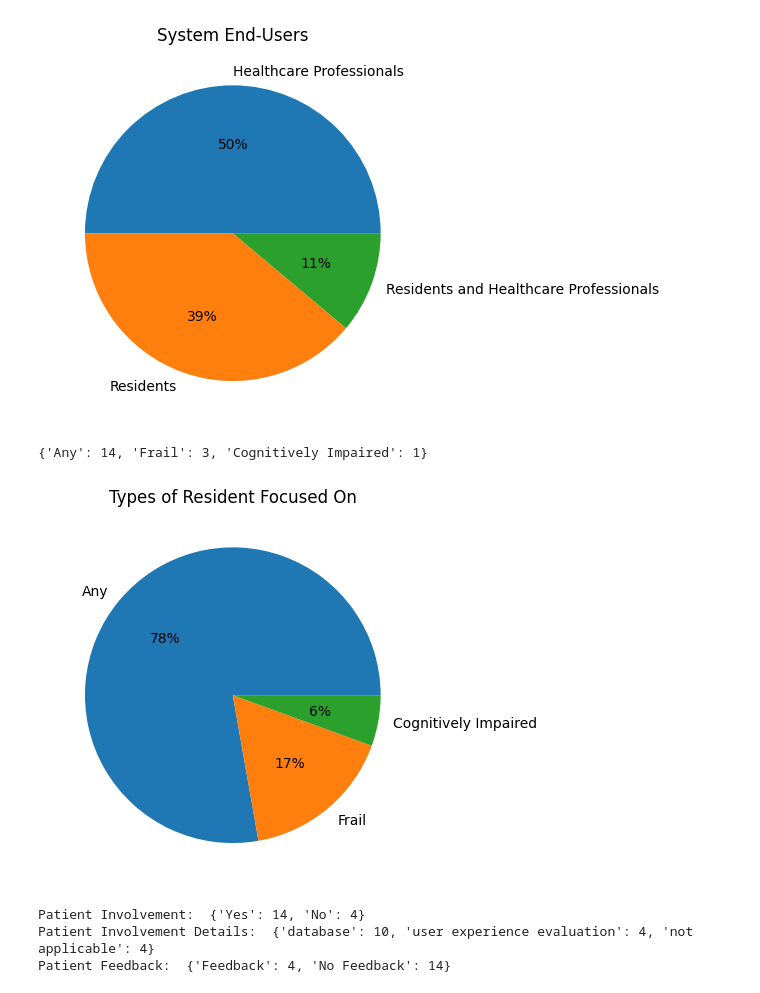
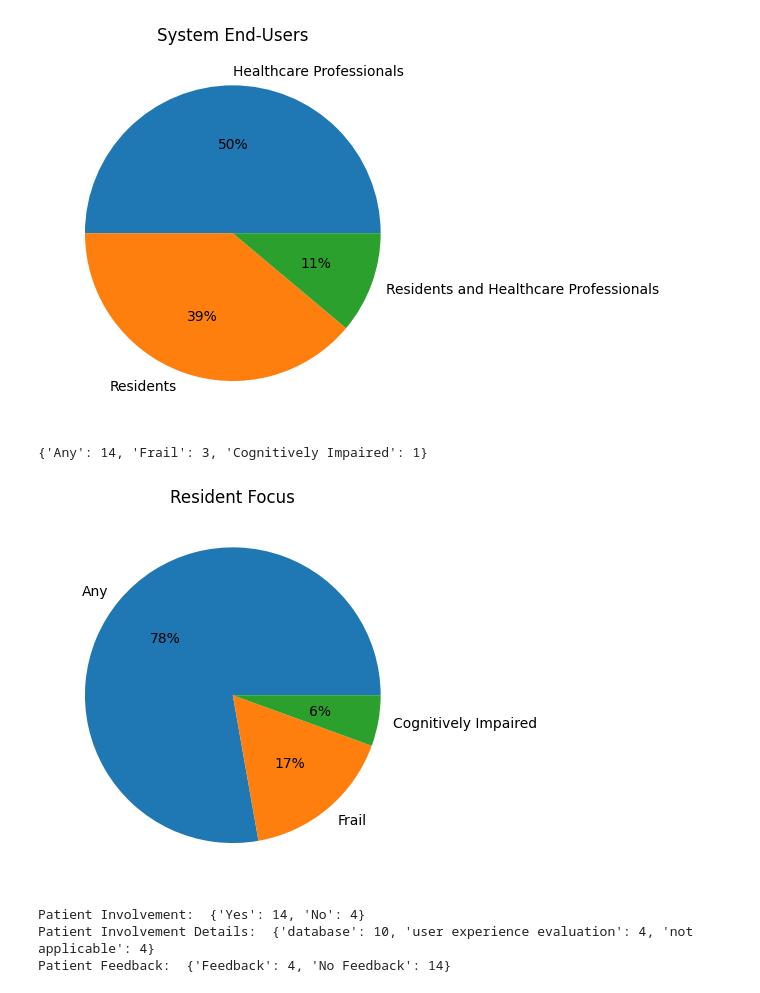
Before and after one commit to isabel-ronan/reviewNursingHomeAI, a Jupyter notebook: all_interventions/data_analysis.ipynb, the cells around one changed output. Cells and saved outputs as stored; diff of their text form; code cells hidden in the pictures.

```diff
--- a/all_interventions/data_analysis.ipynb
+++ b/all_interventions/data_analysis.ipynb
@@ -482,15 +482,15 @@ plt.show();
 # %%
 # types of nursing home resident
 residents = dict(Counter(remove_and(parsifal_df["Type of Resident"])))
 residents = dict(sorted(residents.items(), key=lambda item: item[1], reverse=True))
 print(residents)
 plt.pie(residents.values(), labels=residents.keys(), autopct='%1.0f%%')
-plt.title('Types of Resident Focused On')
+plt.title('Resident Focus')
 plt.savefig("./graphs/typesOfResidentPieChart.png", bbox_inches='tight')
 plt.show();
 # %% [output]
 {'Any': 14, 'Frail': 3, 'Cognitively Impaired': 1}
-[figure, old version]
+[figure, new version]
 # %%
 # patient involvement
 patient_involvement = dict(Counter(parsifal_df['Patient Involvement']))
```
Also changed, not shown: parts of 3 cells of this notebook, 26 other files.
